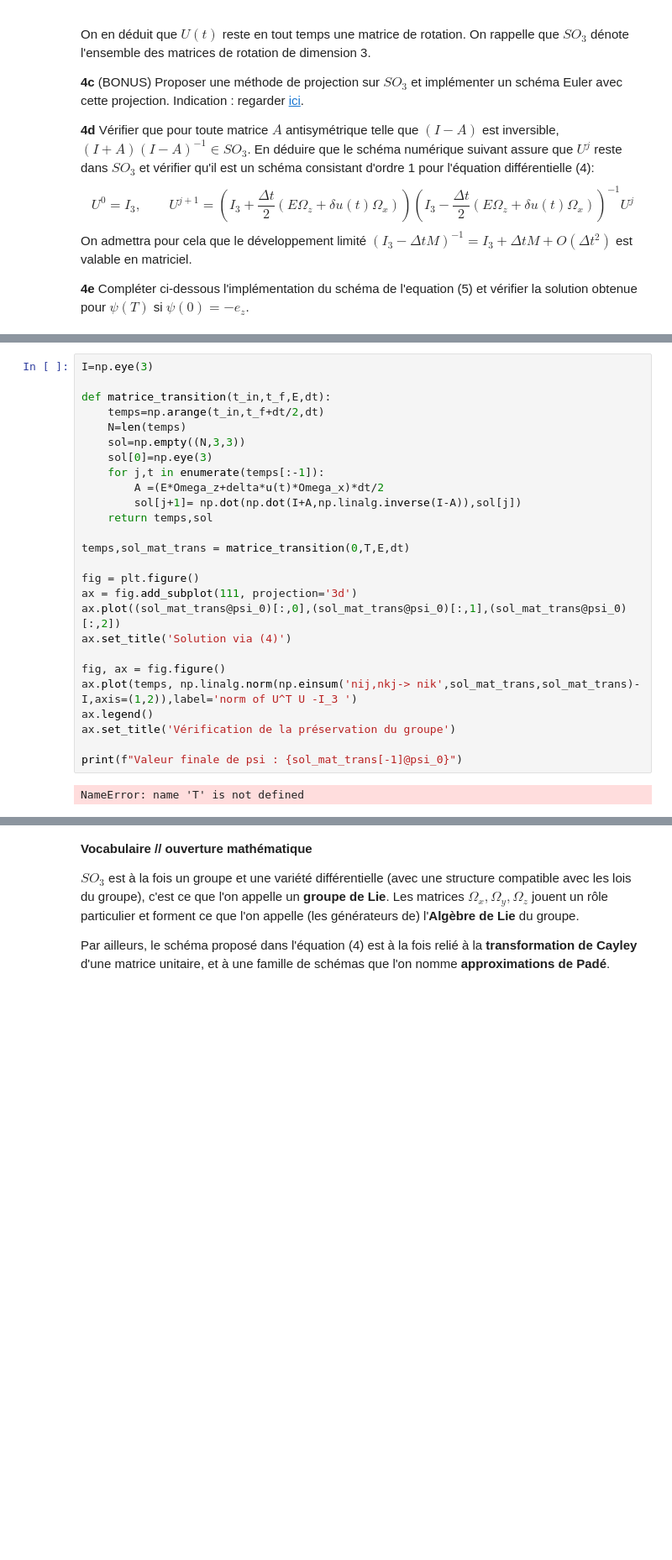
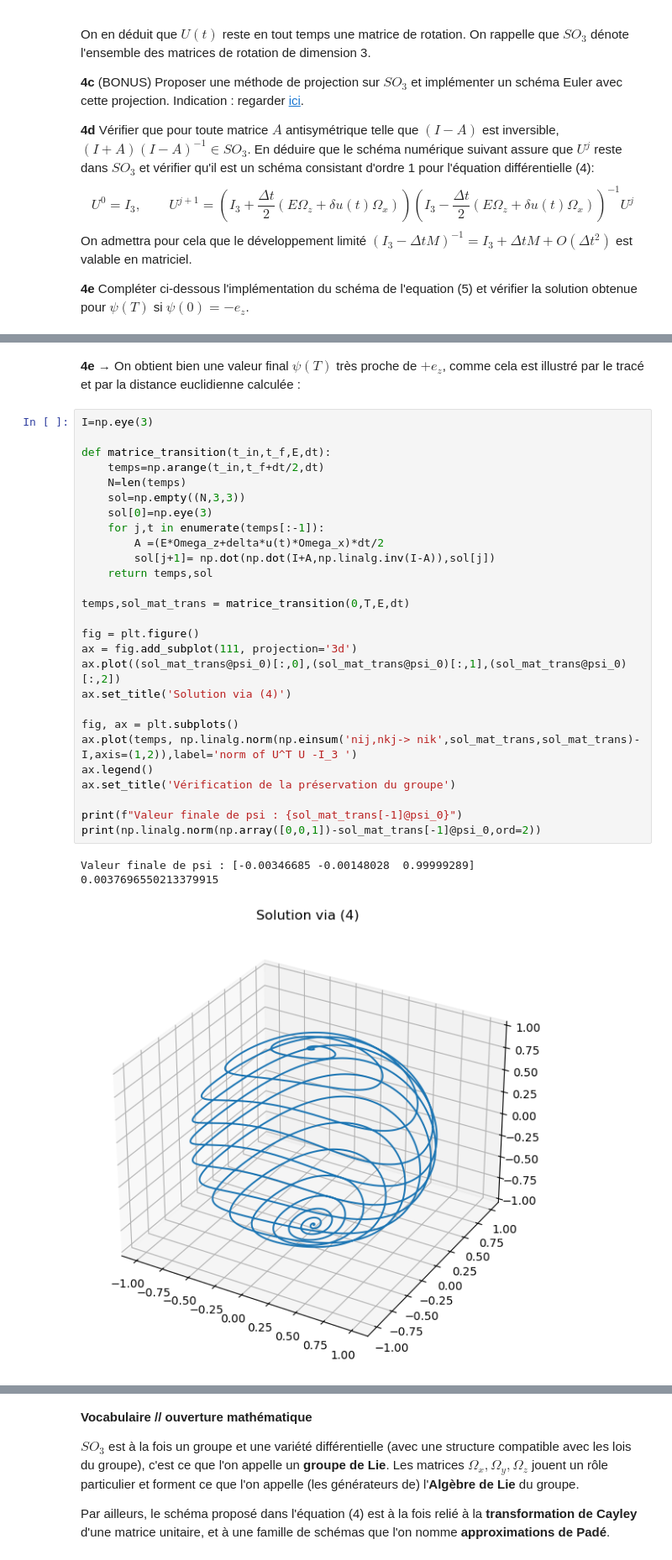
Before and after one commit to bavrillon/Projet-Maths-2---Equations-Diff-rentielles, a Jupyter notebook: Projet ED - Groupe 28.ipynb, the cells around one changed output, grey strips where cells are left out. Shown at 84% size. Drawn from its saved outputs; the diff is of its cells as text; blank space fills up the shorter version.

```diff
--- a/Projet ED - Groupe 28.ipynb
+++ b/Projet ED - Groupe 28.ipynb
@@ -166,28 +601,33 @@ On admettra pour cela que le développement limité $\left(I_3 - \Delta t M \rig
+# %% [markdown]
+**4e →**  On obtient bien une valeur final $\psi(T)$ très proche de $+e_z$,  comme cela est illustré par le tracé et par la distance euclidienne calculée :
 # %%
 I=np.eye(3)
 
 def matrice_transition(t_in,t_f,E,dt):
     temps=np.arange(t_in,t_f+dt/2,dt)
     N=len(temps)
     sol=np.empty((N,3,3))
     sol[0]=np.eye(3)
     for j,t in enumerate(temps[:-1]):
         A =(E*Omega_z+delta*u(t)*Omega_x)*dt/2
-        sol[j+1]= np.dot(np.dot(I+A,np.linalg.inverse(I-A)),sol[j])
+        sol[j+1]= np.dot(np.dot(I+A,np.linalg.inv(I-A)),sol[j])
     return temps,sol
 
 temps,sol_mat_trans = matrice_transition(0,T,E,dt)
 
 fig = plt.figure()
 ax = fig.add_subplot(111, projection='3d')
 ax.plot((sol_mat_trans@psi_0)[:,0],(sol_mat_trans@psi_0)[:,1],(sol_mat_trans@psi_0)[:,2])
 ax.set_title('Solution via (4)')
 
-fig, ax = fig.figure()
+fig, ax = plt.subplots()
 ax.plot(temps, np.linalg.norm(np.einsum('nij,nkj-> nik',sol_mat_trans,sol_mat_trans)-I,axis=(1,2)),label='norm of U^T U -I_3 ')
 ax.legend()
 ax.set_title('Vérification de la préservation du groupe')
 
 print(f"Valeur finale de psi : {sol_mat_trans[-1]@psi_0}")
+print(np.linalg.norm(np.array([0,0,1])-sol_mat_trans[-1]@psi_0,ord=2))
 # %% [output]
-NameError: name 'T' is not defined
+Valeur finale de psi : [-0.00346685 -0.00148028  0.99999289]
+0.0037696550213379915
+[figure, added]
```
Also changed, not shown: parts of 29 cells of this notebook.
